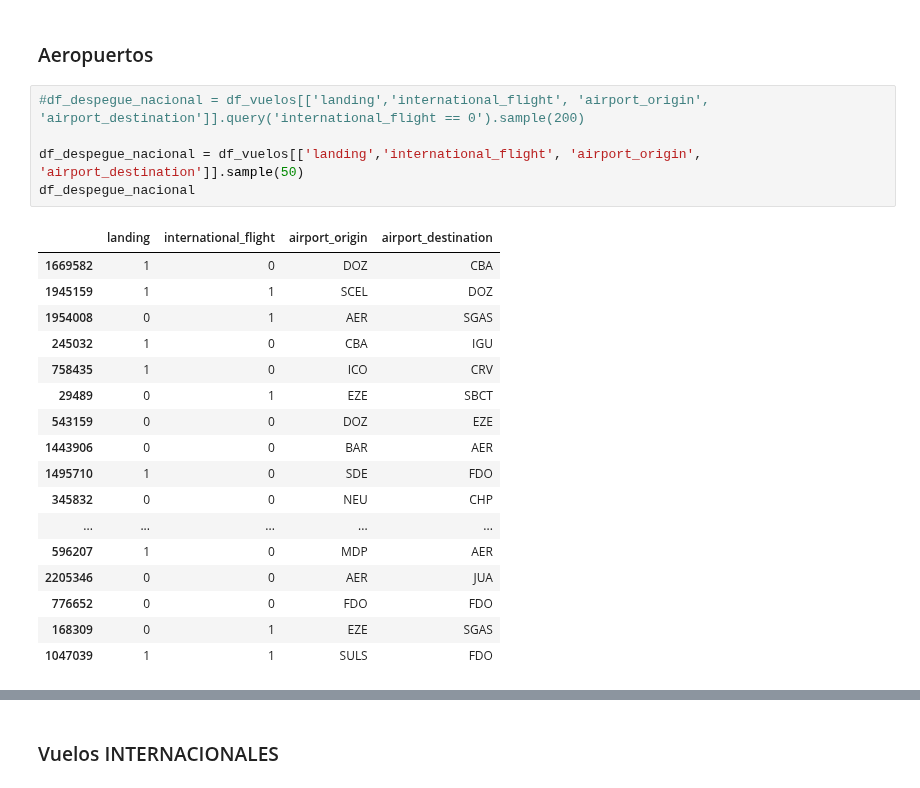
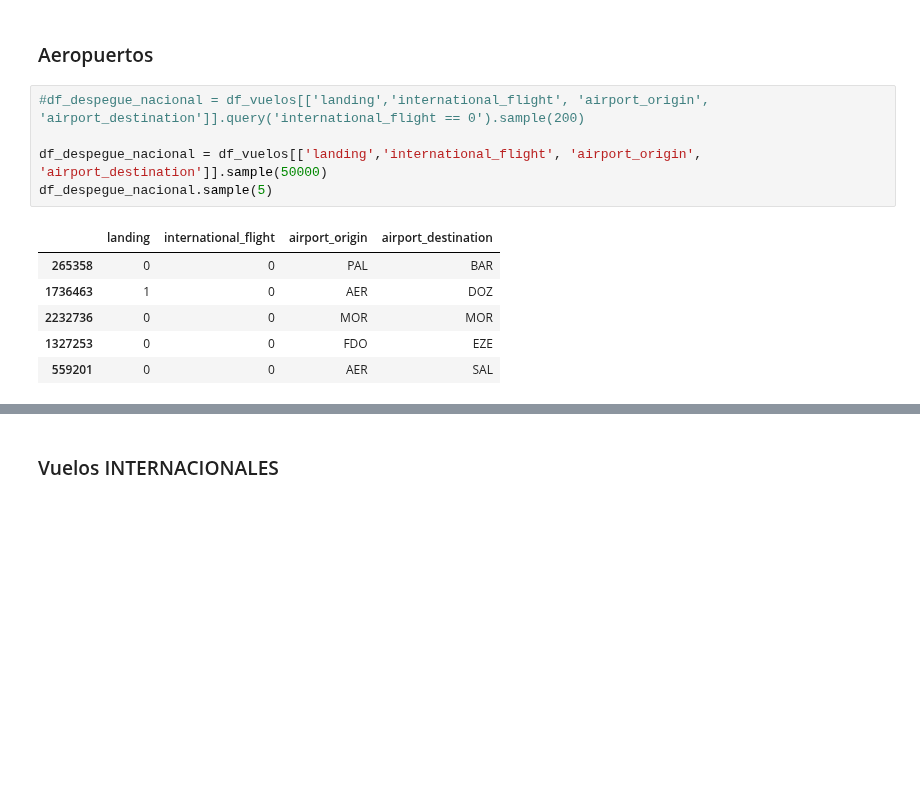
Before and after one commit to omanofx/portfolio, a Jupyter notebook: vuelos_anac/vuelos_anac_arg.ipynb, the cells around one changed output, grey strips where cells are left out. Cells and saved outputs as stored; diff of their text form; blank space fills up the shorter version.

```diff
--- a/vuelos_anac/vuelos_anac_arg.ipynb
+++ b/vuelos_anac/vuelos_anac_arg.ipynb
@@ -962,24 +962,13 @@ df_vuelos.sample(5)
 # %%
 #df_despegue_nacional = df_vuelos[['landing','international_flight', 'airport_origin', 'airport_destination']].query('international_flight == 0').sample(200)
 
-df_despegue_nacional = df_vuelos[['landing','international_flight', 'airport_origin', 'airport_destination']].sample(50)
-df_despegue_nacional
+df_despegue_nacional = df_vuelos[['landing','international_flight', 'airport_origin', 'airport_destination']].sample(50000)
+df_despegue_nacional.sample(5)
 # %% [output]
 |  | landing | international_flight | airport_origin | airport_destination |
-| 1669582 | 1 | 0 | DOZ | CBA |
-| 1945159 | 1 | 1 | SCEL | DOZ |
-| 1954008 | 0 | 1 | AER | SGAS |
-| 245032 | 1 | 0 | CBA | IGU |
-| 758435 | 1 | 0 | ICO | CRV |
-| 29489 | 0 | 1 | EZE | SBCT |
-| 543159 | 0 | 0 | DOZ | EZE |
-| 1443906 | 0 | 0 | BAR | AER |
-| 1495710 | 1 | 0 | SDE | FDO |
-| 345832 | 0 | 0 | NEU | CHP |
-| ... | ... | ... | ... | ... |
-| 596207 | 1 | 0 | MDP | AER |
-| 2205346 | 0 | 0 | AER | JUA |
-| 776652 | 0 | 0 | FDO | FDO |
-| 168309 | 0 | 1 | EZE | SGAS |
-| 1047039 | 1 | 1 | SULS | FDO |
+| 265358 | 0 | 0 | PAL | BAR |
+| 1736463 | 1 | 0 | AER | DOZ |
+| 2232736 | 0 | 0 | MOR | MOR |
+| 1327253 | 0 | 0 | FDO | EZE |
+| 559201 | 0 | 0 | AER | SAL |
 # %%
```
Also changed, not shown: parts of 6 cells of this notebook.
